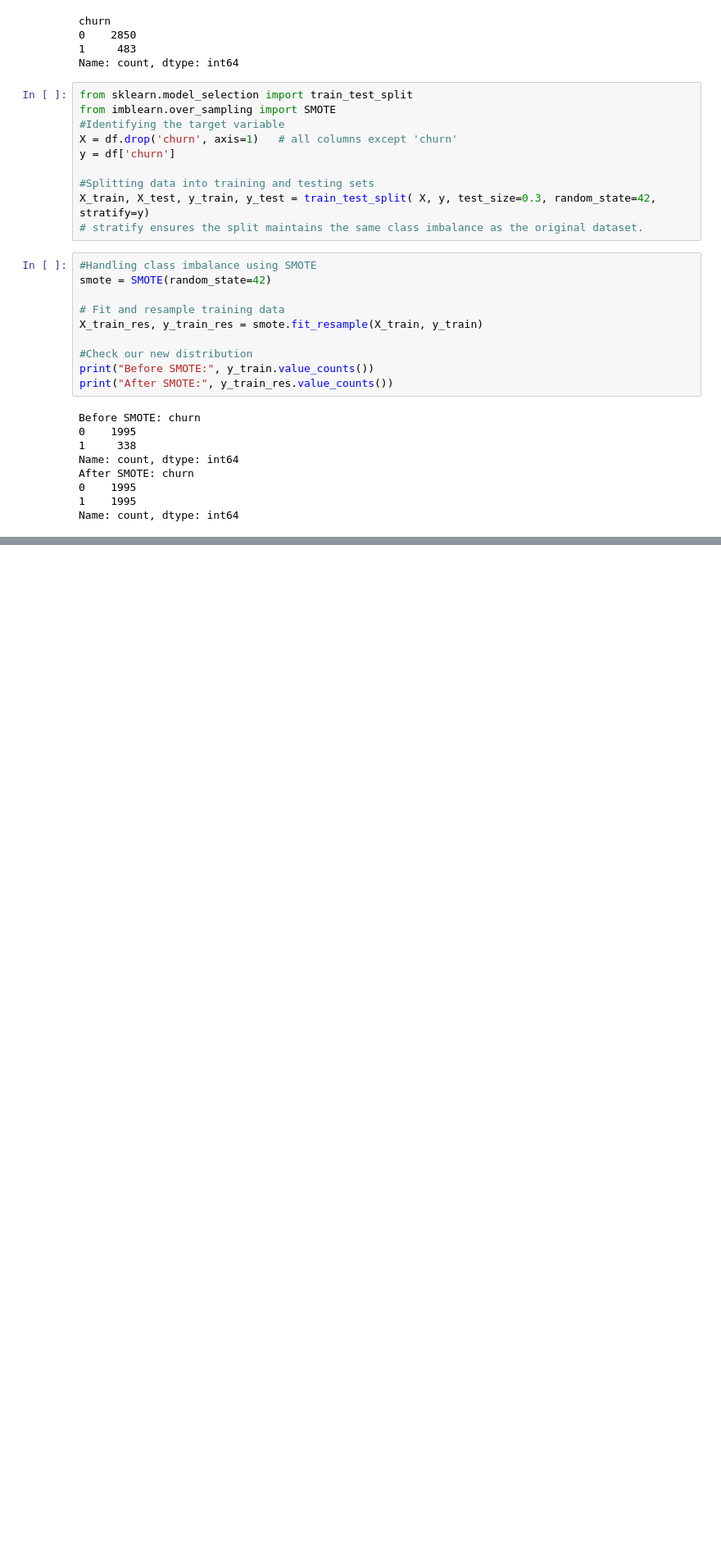
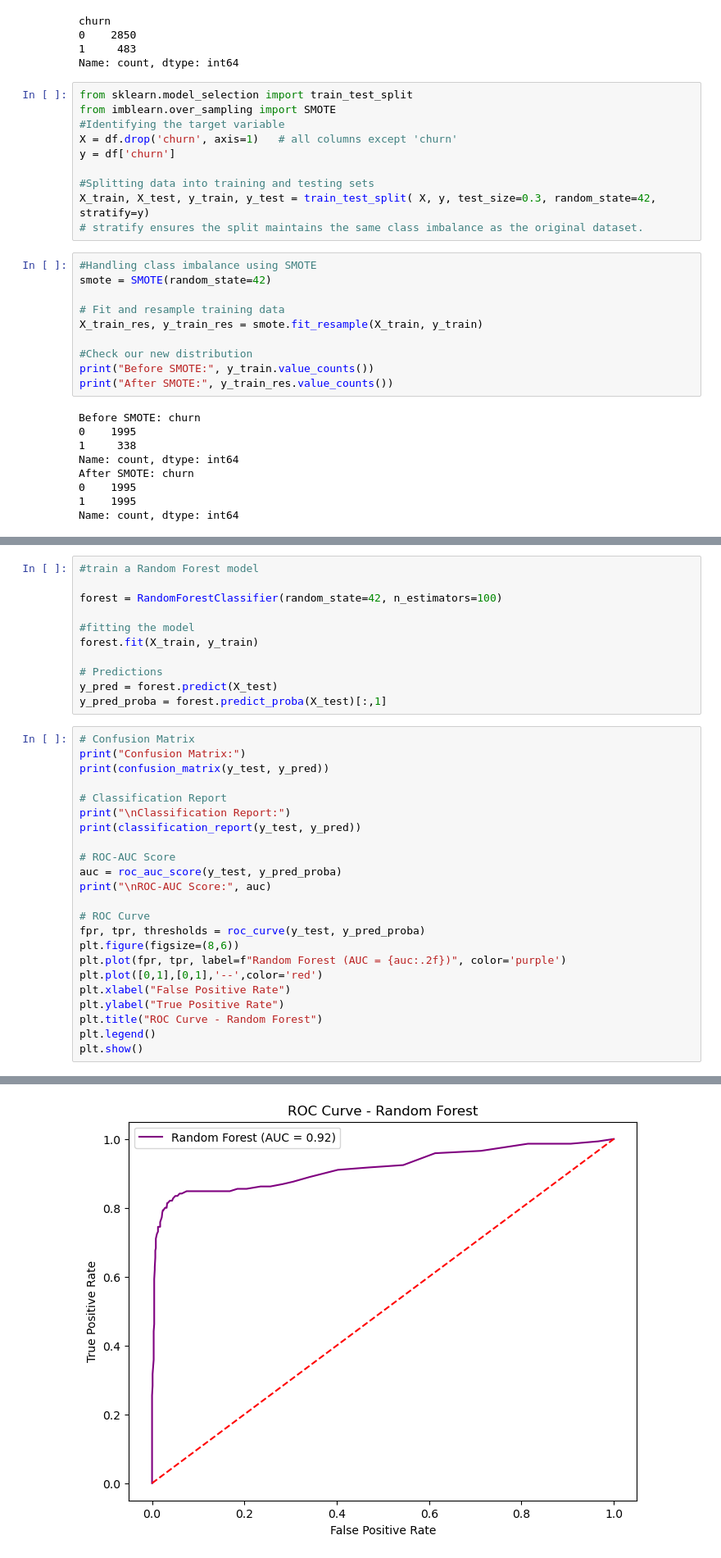
Before and after one commit to Limo-Vincent/Group_9_Phase_3_project, a Jupyter notebook: jupyter_notebook.ipynb, the cells around one changed output, grey strips where cells are left out. Shown: that part at 82% size. Drawn from its saved outputs; the diff is of its cells as text; blank space fills up the shorter version.

Commit message:
updated with modelling

```diff
--- a/jupyter_notebook.ipynb
+++ b/jupyter_notebook.ipynb
@@ -370,0 +433,35 @@ weighted avg       0.82      0.82      0.82      1000
+# %%
+#train a Random Forest model
+
+forest = RandomForestClassifier(random_state=42, n_estimators=100)
+
+#fitting the model
+forest.fit(X_train, y_train)
+
+# Predictions
+y_pred = forest.predict(X_test)
+y_pred_proba = forest.predict_proba(X_test)[:,1]
+# %%
+# Confusion Matrix
+print("Confusion Matrix:")
+print(confusion_matrix(y_test, y_pred))
+
+# Classification Report
+print("\nClassification Report:")
+print(classification_report(y_test, y_pred))
+
+# ROC-AUC Score
+auc = roc_auc_score(y_test, y_pred_proba)
+print("\nROC-AUC Score:", auc)
+
+# ROC Curve
+fpr, tpr, thresholds = roc_curve(y_test, y_pred_proba)
+plt.figure(figsize=(8,6))
+plt.plot(fpr, tpr, label=f"Random Forest (AUC = {auc:.2f})", color='purple')
+plt.plot([0,1],[0,1],'--',color='red')
+plt.xlabel("False Positive Rate")
+plt.ylabel("True Positive Rate")
+plt.title("ROC Curve - Random Forest")
+plt.legend()
+plt.show()
+# %% [output]
@@ -370,0 +484 @@ weighted avg       0.82      0.82      0.82      1000
+[figure, added]
```
Also changed, not shown: parts of 20 cells of this notebook.
